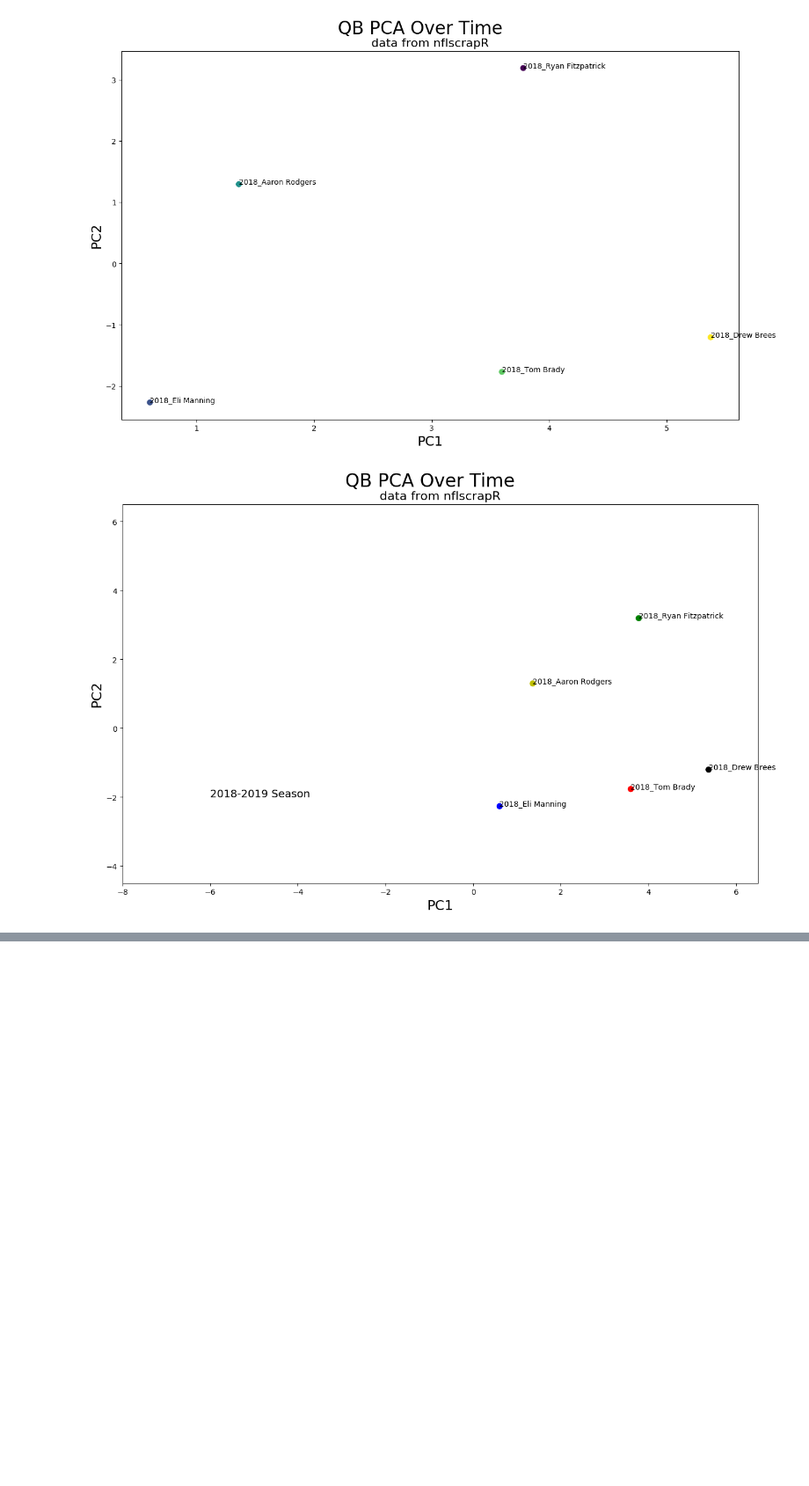
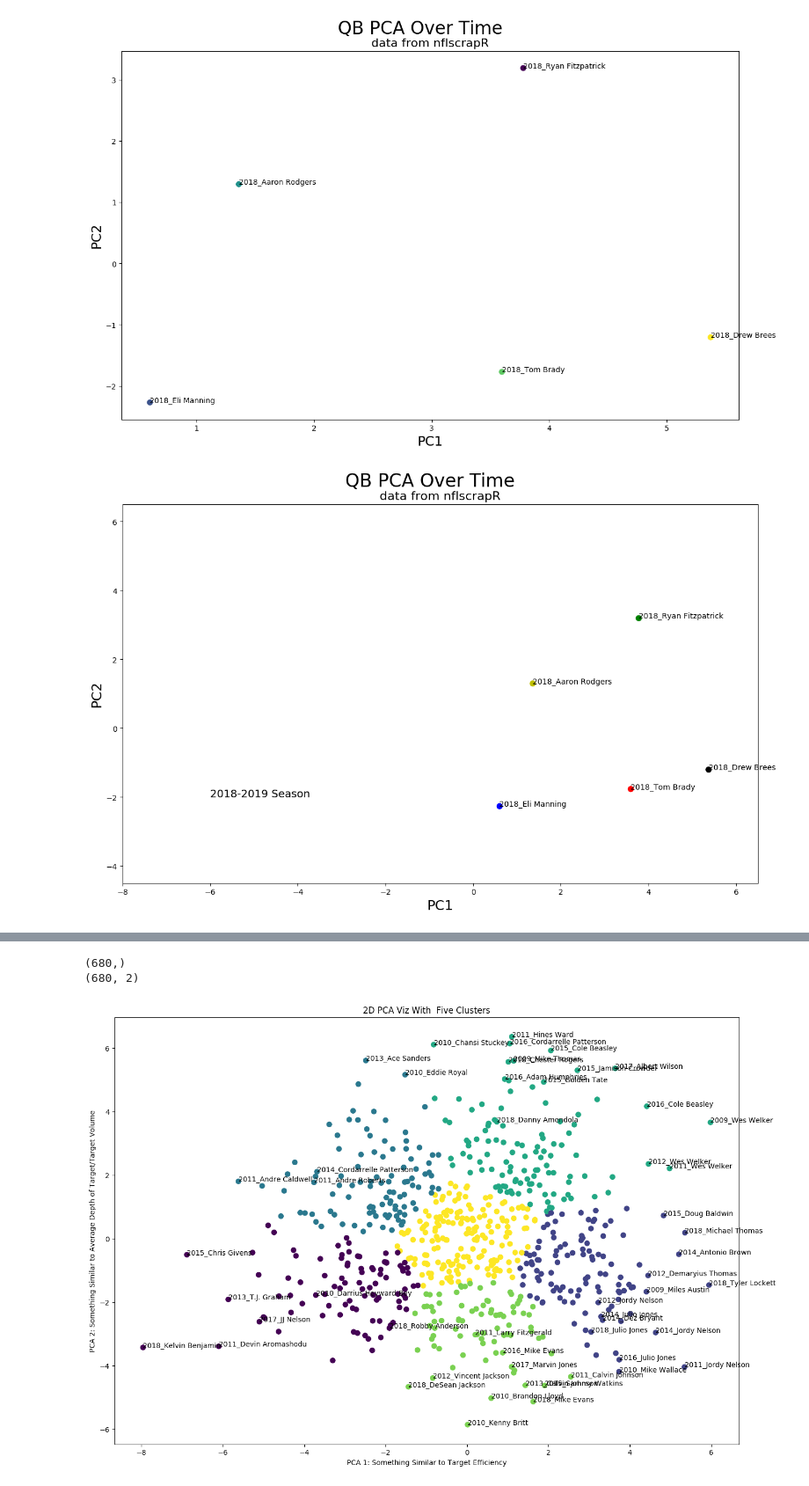
Before and after one commit to btatkinson/player_vectors, a Jupyter notebook: player_vectors.ipynb, the cells around one changed output, grey strips where cells are left out. Shown at 88% size. Saved outputs shown, nothing was run; the diff lists cells and outputs as text; code cells hidden in the pictures; blank space fills up the shorter version.

```diff
--- a/player_vectors.ipynb
+++ b/player_vectors.ipynb
@@ -729,0 +954,12 @@ See the caveats in the documentation: http://pandas.pydata.org/pandas-docs/stabl
+# %%
+x = gc.loc[:, features].values
+x = StandardScaler().fit_transform(x)
+
+pca = PCA(n_components=2)
+principalComponents = pca.fit_transform(x)
+pca_wr = pd.DataFrame(data = principalComponents
+             , columns = ['pc1', 'pc2'])
+
+pca_wr = pd.concat([labels,pca_wr],axis=1)
+
+pca_wr.head(5)
@@ -729,0 +973,55 @@ See the caveats in the documentation: http://pandas.pydata.org/pandas-docs/stabl
+# %%
+plt.rcParams.update(plt.rcParamsDefault)
+fig, ax = plt.subplots(figsize=(16, 11))
+
+# i like better to be positive
+if (pca_wr.loc[pca_wr['label']=='2009_Wes Welker'].pc1.values[0] <1):
+    pca_wr['pc1'] = pca_wr['pc1'] * -1
+
+X = pca_wr[['pc1','pc2']].values
+
+x = pca_wr.pc1.values
+y = pca_wr.pc2.values
+n = pca_wr.label.values
+
+kmeans = KMeans(n_clusters=6)
+kmeans.fit(X)
+clusters = kmeans.predict(X)
+print(clusters.shape)
+
+print(X.shape)
+plt.scatter(X[:, 0], X[:, 1], c=clusters, s=50, cmap='viridis')
+
+for i, txt in enumerate(n):
+    if ((x[i] >= 4.25) | (x[i] <=-5.5)):
+        ax.annotate(txt, (x[i], y[i]))
+    elif ((y[i] >= 5) | (y[i] <= -4.25)):
+        ax.annotate(txt, (x[i], y[i]))
+    elif (x[i] >= 3.5):
+        if (y[i] <= -3.75):
+            ax.annotate(txt, (x[i], y[i]))
+    elif (x[i] >= 3):
+        if (y[i] <= -2):
+            if random.random() > .4:
+                ax.annotate(txt, (x[i], y[i]))
+    elif ((x[i] >= 3.25) | (x[i] <=-3.5)):
+        if random.random() > .9:
+            ax.annotate(txt, (x[i], y[i]))
+    elif ((y[i] >= 3.25) | (y[i] <= -2.75)):
+        if random.random() > .9:
+            ax.annotate(txt, (x[i], y[i]))
+
+
+# centers = kmeans.cluster_centers_
+# plt.scatter(centers[:, 0], centers[:, 1], c='black', s=200, alpha=0.5)
+pca_wr['cluster'] = clusters
+
+ax.set_title('2D PCA Viz With  Five Clusters')
+ax.set_xlabel('PCA 1: Something Similar to Target Efficiency')
+ax.set_ylabel('PCA 2: Something Similar to Average Depth of Target/Target Volume')
+
+fig.savefig('./plots/WR_2D.png', bbox_inches='tight')
+# %% [output]
+(680,)
+(680, 2)
+[figure, added]
```
Also changed, not shown: parts of 22 cells of this notebook.
